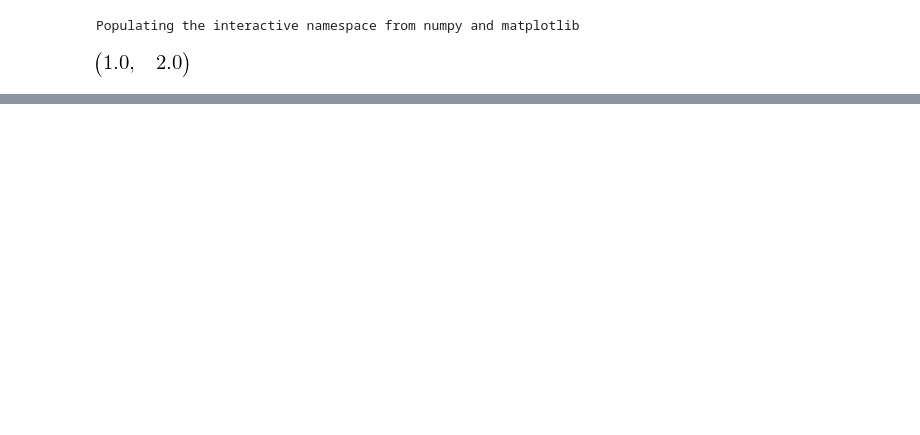
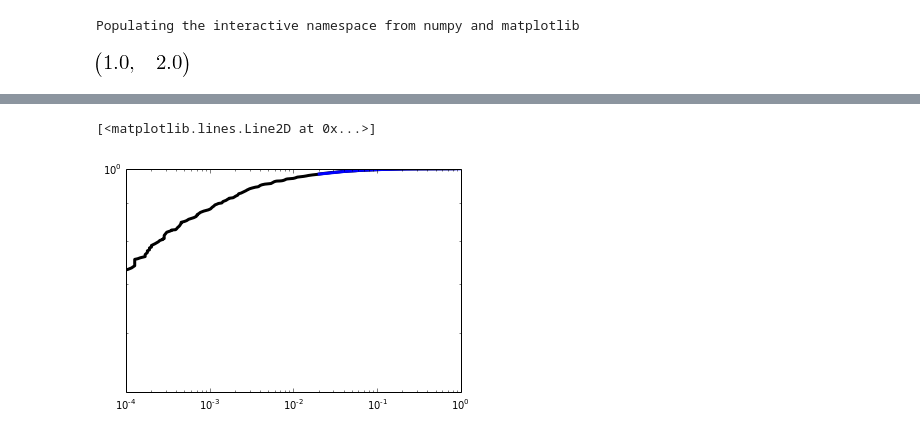
Before and after one commit to lukasheinrich/code-snippets, a Jupyter notebook: DGSSfast.ipynb, the cells around one changed output, grey strips where cells are left out. Cells and saved outputs as stored; diff of their text form; code cells hidden in the pictures; blank space fills up the shorter version.

```diff
--- a/DGSSfast.ipynb
+++ b/DGSSfast.ipynb
@@ -103,6 +129,17 @@ def rocfunc(rocdata):
     def roc(x):
         return np.interp(x,back[0],back[1])
     return roc
+# %%
+x = np.linspace(0,1)
+y = rocfunc(rocdata_truth)(x)
+plt.ylim(5e-1,1)
+plt.xlim(1e-4,1)
+plt.loglog()
+plt.plot(*rocdata_truth, lw = 3, color = 'black')
+plt.plot(x,y, lw = 3, color = 'blue', alpha = 1)
+# %% [output]
+[<matplotlib.lines.Line2D at 0x...>]
+[figure, added]
 # %%
 rocfuncs = [rocfunc(rocdata) for rocdata in rocdata_run1toys]
 rocslices = [(x,[roc(x) for roc in rocfuncs]) for x in np.logspace(-5,0,1000)]
```
Also changed, not shown: parts of 17 cells of this notebook.
